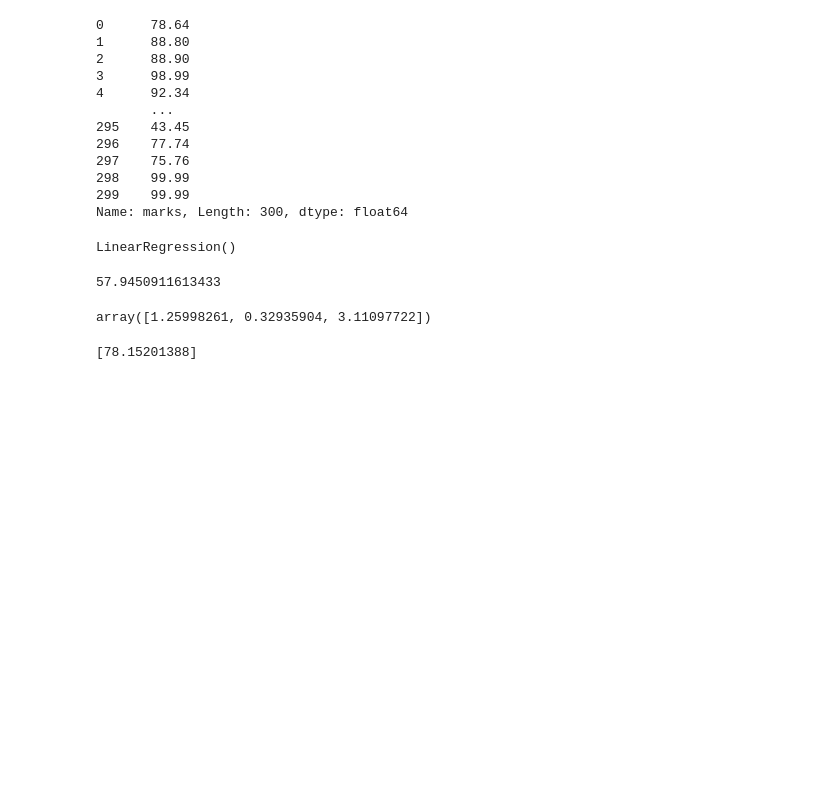
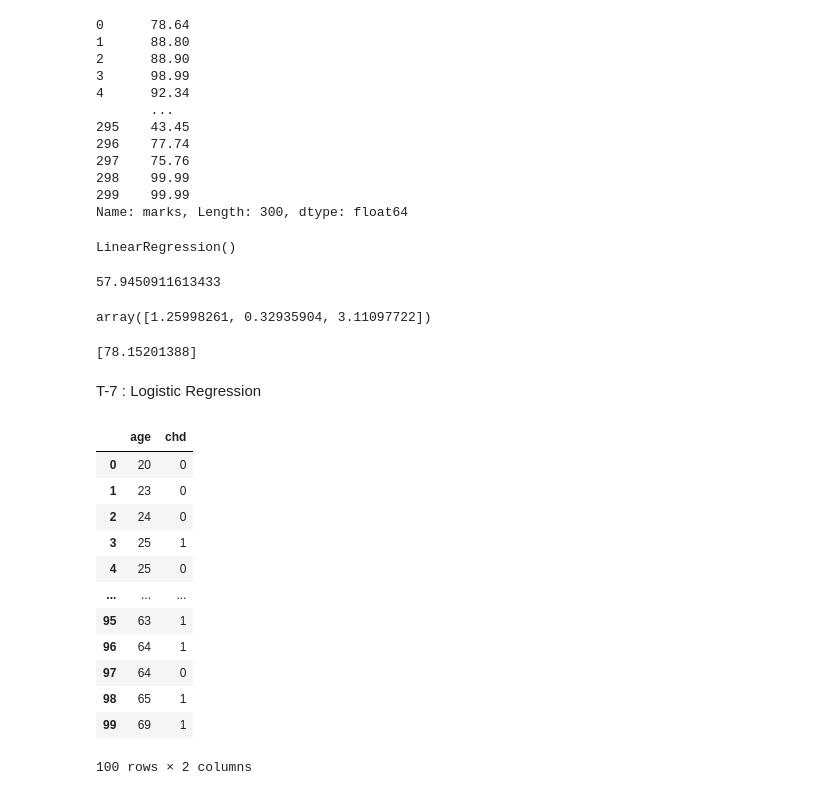
Before and after one commit to RanjanYadav5405/Machine-Learning, a Jupyter notebook: CIE-2.ipynb, the cells around one changed output. Drawn from its saved outputs; the diff is of its cells as text; code cells hidden in the pictures; blank space fills up the shorter version.

```diff
--- a/CIE-2.ipynb
+++ b/CIE-2.ipynb
@@ -953,3 +953,5 @@ dt=[[hours,age,internet]]
 print(model.predict(dt))
 # %% [output]
 [78.15201388]
+# %% [markdown]
+T-7 :  Logistic Regression
@@ -955,0 +963,17 @@ print(model.predict(dt))
+# %%
+data7 = pd.read_csv("chd_data.csv")
+data7
+# %% [output]
+|  | age | chd |
+| 0 | 20 | 0 |
+| 1 | 23 | 0 |
+| 2 | 24 | 0 |
+| 3 | 25 | 1 |
+| 4 | 25 | 0 |
+| ... | ... | ... |
+| 95 | 63 | 1 |
+| 96 | 64 | 1 |
+| 97 | 64 | 0 |
+| 98 | 65 | 1 |
+| 99 | 69 | 1 |
+100 rows × 2 columns
```
Also changed, not shown: parts of 11 cells of this notebook, 1 other file.
